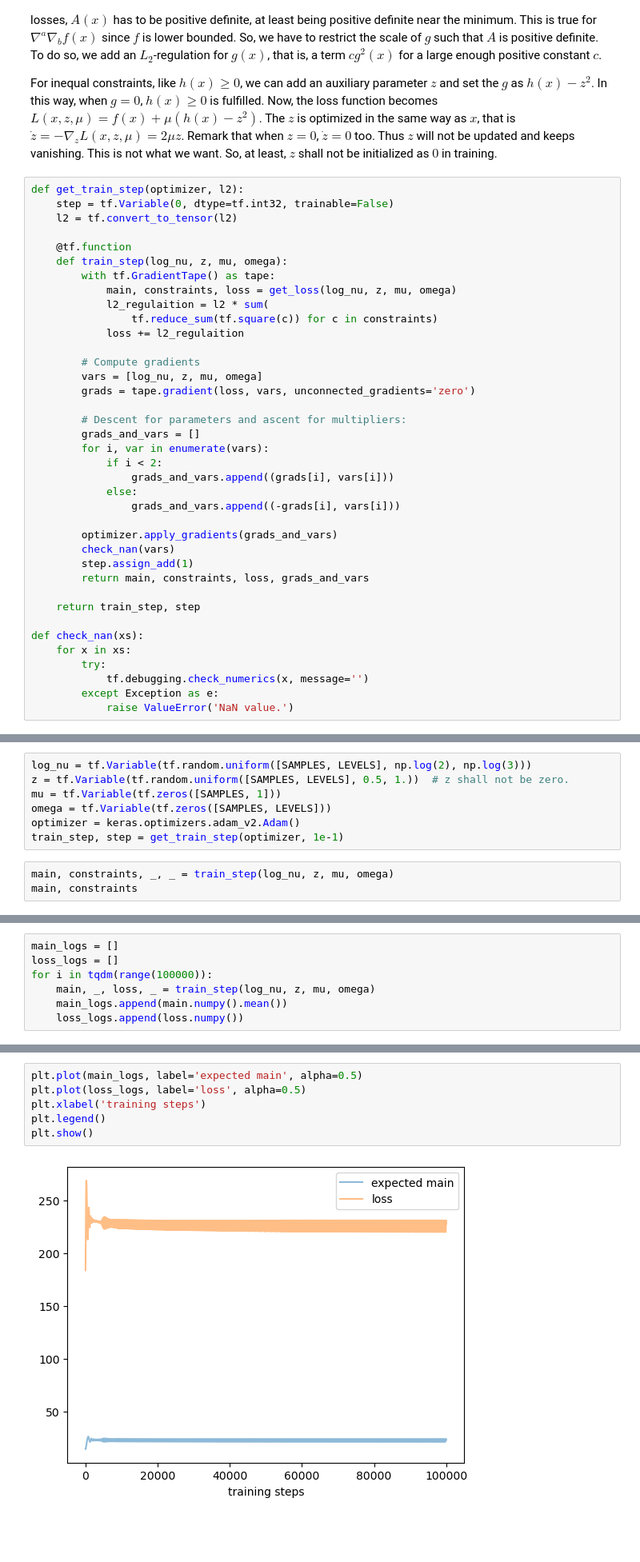
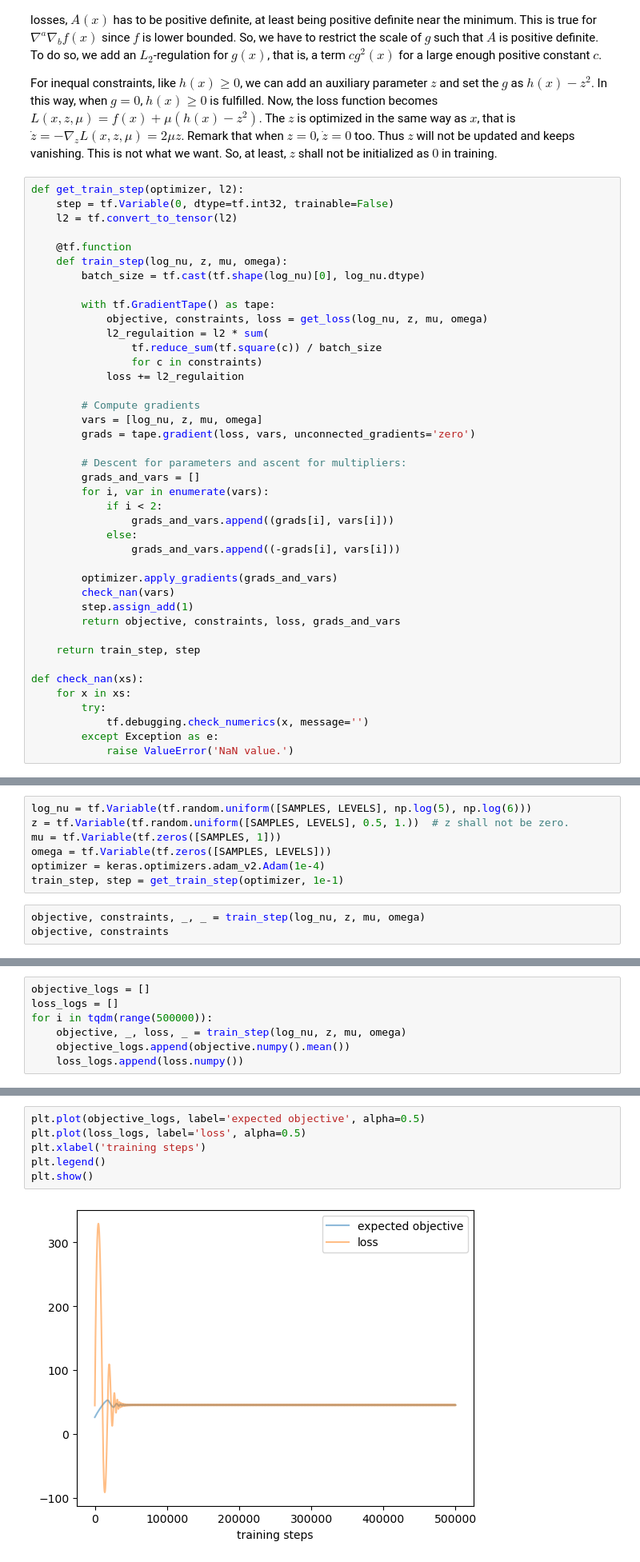
Before and after one commit to shuiruge/entropy, a Jupyter notebook: fractal/Fractal in Logistics System.ipynb, the cells around one changed output, grey strips where cells are left out. Shown: that part at 80% size. Cells and saved outputs as stored; diff of their text form; blank space fills up the shorter version.

```diff
--- a/fractal/Fractal in Logistics System.ipynb
+++ b/fractal/Fractal in Logistics System.ipynb
@@ -174,10 +169,13 @@ def get_train_step(optimizer, l2):
 
     @tf.function
     def train_step(log_nu, z, mu, omega):
+        batch_size = tf.cast(tf.shape(log_nu)[0], log_nu.dtype)
+
         with tf.GradientTape() as tape:
-            main, constraints, loss = get_loss(log_nu, z, mu, omega)
+            objective, constraints, loss = get_loss(log_nu, z, mu, omega)
             l2_regulaition = l2 * sum(
-                tf.reduce_sum(tf.square(c)) for c in constraints)
+                tf.reduce_sum(tf.square(c)) / batch_size
+                for c in constraints)
             loss += l2_regulaition
 
         # Compute gradients
@@ -195,7 +193,7 @@ def get_train_step(optimizer, l2):
         optimizer.apply_gradients(grads_and_vars)
         check_nan(vars)
         step.assign_add(1)
-        return main, constraints, loss, grads_and_vars
+        return objective, constraints, loss, grads_and_vars
 
     return train_step, step
 
@@ -208,11 +208,11 @@ def check_nan(xs):
 # %%
-log_nu = tf.Variable(tf.random.uniform([SAMPLES, LEVELS], np.log(2), np.log(3)))
+log_nu = tf.Variable(tf.random.uniform([SAMPLES, LEVELS], np.log(5), np.log(6)))
 z = tf.Variable(tf.random.uniform([SAMPLES, LEVELS], 0.5, 1.))  # z shall not be zero.
 mu = tf.Variable(tf.zeros([SAMPLES, 1]))
 omega = tf.Variable(tf.zeros([SAMPLES, LEVELS]))
-optimizer = keras.optimizers.adam_v2.Adam()
+optimizer = keras.optimizers.adam_v2.Adam(1e-4)
 train_step, step = get_train_step(optimizer, 1e-1)
 # %%
-main, constraints, _, _ = train_step(log_nu, z, mu, omega)
-main, constraints
+objective, constraints, _, _ = train_step(log_nu, z, mu, omega)
+objective, constraints
 # %% [output]
@@ -235,10 +235,10 @@ main, constraints
         dtype=float32)>])
 # %%
-main_logs = []
+objective_logs = []
 loss_logs = []
-for i in tqdm(range(100000)):
-    main, _, loss, _ = train_step(log_nu, z, mu, omega)
-    main_logs.append(main.numpy().mean())
+for i in tqdm(range(500000)):
+    objective, _, loss, _ = train_step(log_nu, z, mu, omega)
+    objective_logs.append(objective.numpy().mean())
     loss_logs.append(loss.numpy())
 # %%
 step
@@ -247,11 +247,11 @@ step
 # %%
-plt.plot(main_logs, label='expected main', alpha=0.5)
+plt.plot(objective_logs, label='expected objective', alpha=0.5)
 plt.plot(loss_logs, label='loss', alpha=0.5)
 plt.xlabel('training steps')
 plt.legend()
 plt.show()
 # %% [output]
-[figure, old version]
+[figure, new version]
 # %% [markdown]
 Let us check the optimization results:
 # %%
```
Also changed, not shown: parts of 19 cells of this notebook, 4 other files.
